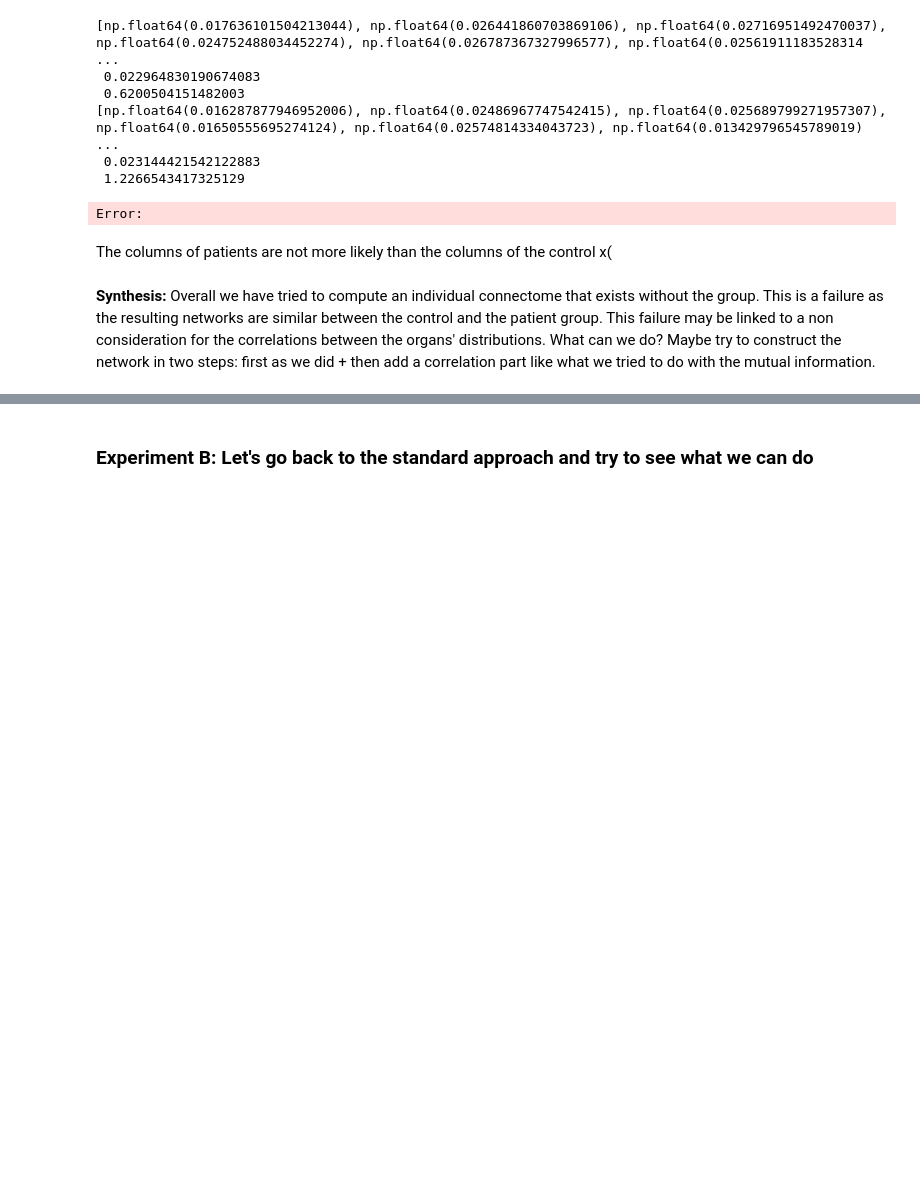
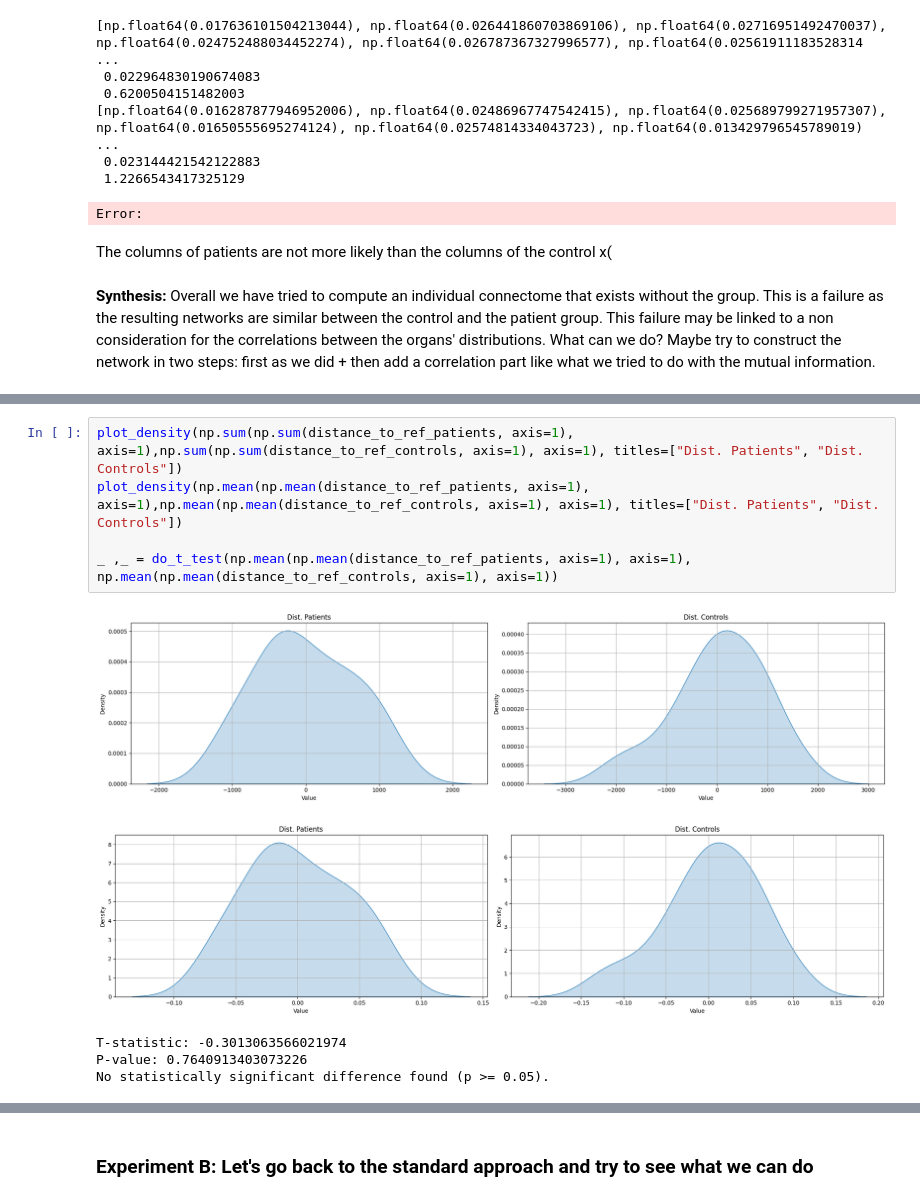
Before and after one commit to Aldric-L/Connectomes-MVA, a Jupyter notebook: exploration.ipynb, the cells around one changed output, grey strips where cells are left out. Drawn from its saved outputs; the diff is of its cells as text; blank space fills up the shorter version.

```diff
--- a/exploration.ipynb
+++ b/exploration.ipynb
@@ -601,0 +900,11 @@ The columns of patients are not more likely than the columns of the control x(
+# %%
+plot_density(np.sum(np.sum(distance_to_ref_patients, axis=1), axis=1),np.sum(np.sum(distance_to_ref_controls, axis=1), axis=1), titles=["Dist. Patients", "Dist. Controls"])
+plot_density(np.mean(np.mean(distance_to_ref_patients, axis=1), axis=1),np.mean(np.mean(distance_to_ref_controls, axis=1), axis=1), titles=["Dist. Patients", "Dist. Controls"])
+
+_ ,_ = do_t_test(np.mean(np.mean(distance_to_ref_patients, axis=1), axis=1), np.mean(np.mean(distance_to_ref_controls, axis=1), axis=1))
+# %% [output]
+[figure, added]
+[figure, added]
+T-statistic: -0.3013063566021974
+P-value: 0.7640913403073226
+No statistically significant difference found (p >= 0.05).
```
Also changed, not shown: parts of 32 cells of this notebook, 7 other files.
